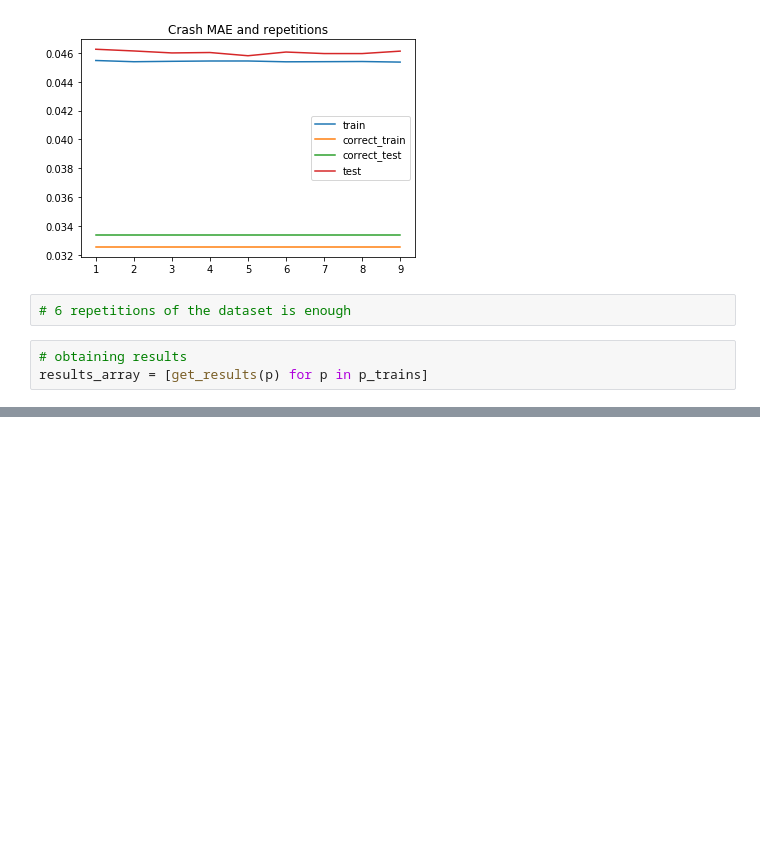
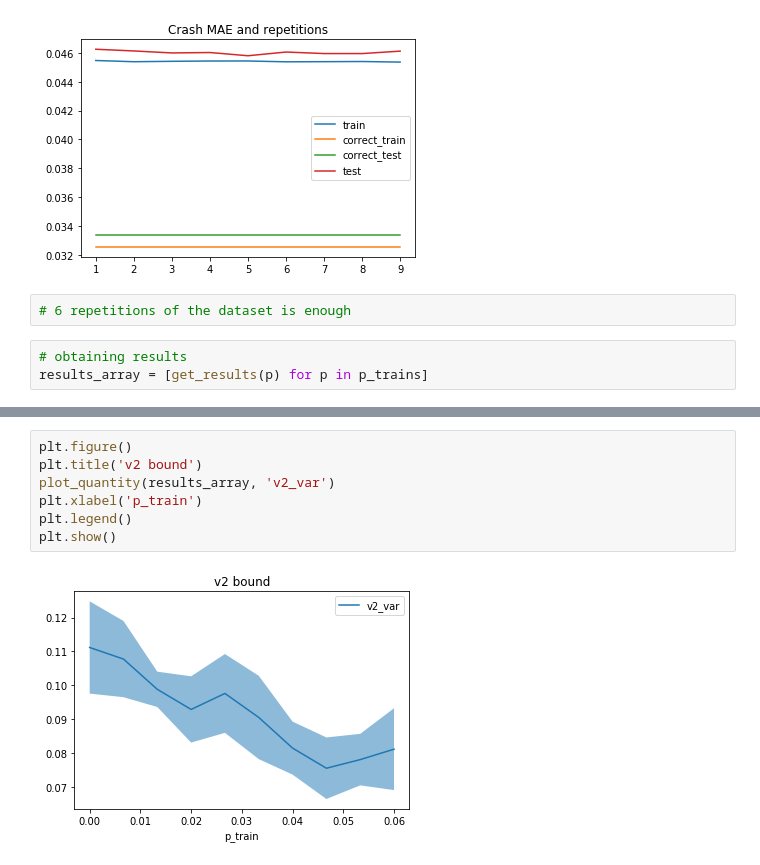
Before and after one commit to LPD-EPFL/nn-fault-tolerance, a Jupyter notebook: ComparisonIncreasingDropoutMNIST.ipynb, the cells around one changed output, grey strips where cells are left out. Saved outputs shown, nothing was run; the diff lists cells and outputs as text; blank space fills up the shorter version.

```diff
--- a/ComparisonIncreasingDropoutMNIST.ipynb
+++ b/ComparisonIncreasingDropoutMNIST.ipynb
@@ -157,0 +198,9 @@ plt.legend()
+# %%
+plt.figure()
+plt.title('v2 bound')
+plot_quantity(results_array, 'v2_var')
+plt.xlabel('p_train')
+plt.legend()
+plt.show()
+# %% [output]
+[figure, added]
```
Also changed, not shown: parts of 13 cells of this notebook, 4 other files.
